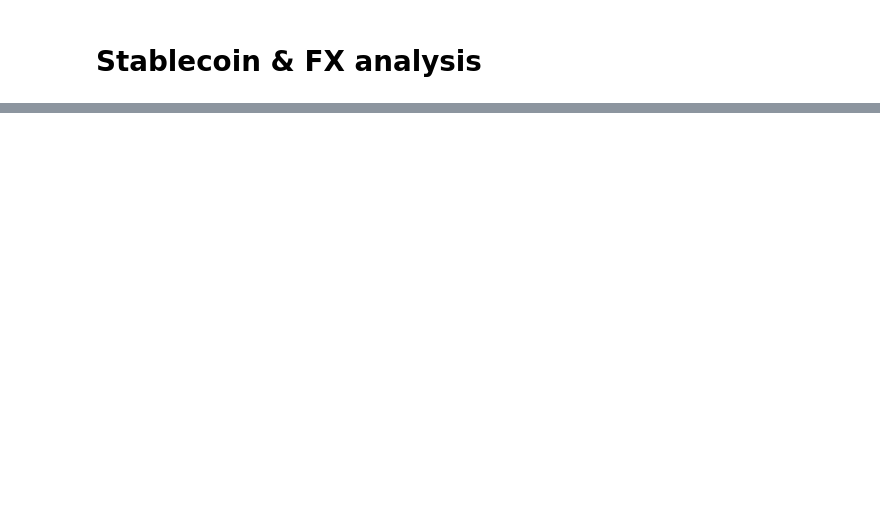
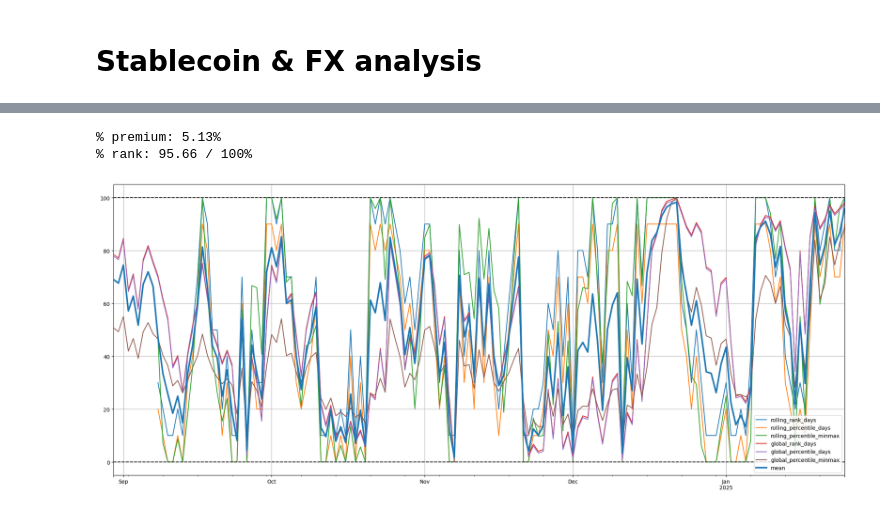
Before and after one commit to duckeun16/Crypto, a Jupyter notebook: Crypto Analysis.ipynb, the cells around one changed output, grey strips where cells are left out. Saved outputs shown, nothing was run; the diff lists cells and outputs as text; code cells hidden in the pictures; blank space fills up the shorter version.

```diff
--- a/Crypto Analysis.ipynb
+++ b/Crypto Analysis.ipynb
@@ -280,0 +280,23 @@ usdt_edge_above_fx:  2.35 KRW
+# %%
+import fx_premium as fxp
+import importlib
+importlib.reload(fxp)
+
+output_dict = fxp.get_fx_premium(regex='^pct_.*_krw$', window=10)
+stablecoin_fx_pairs = output_dict['stablecoin_fx_pairs']
+rank = output_dict['rank']
+summ_ser = output_dict['summ_ser']
+summ_rank = output_dict['summ_rank']
+# %% [output]
+% premium: 5.13%
+% rank: 95.66 / 100%
+# %%
+fig,ax = plt.subplots(figsize=(25,10))
+rank.plot(ax=ax)
+rank.mean(axis=1).plot(ax=ax, lw=3, label='mean', c='tab:blue')
+ax.axhline(0, c='black', ls='--')
+ax.axhline(100, c='black', ls='--')
+ax.grid()
+ax.legend();
+# %% [output]
+[figure, added]
```
Also changed, not shown: parts of 12 cells of this notebook, 2 other files.
